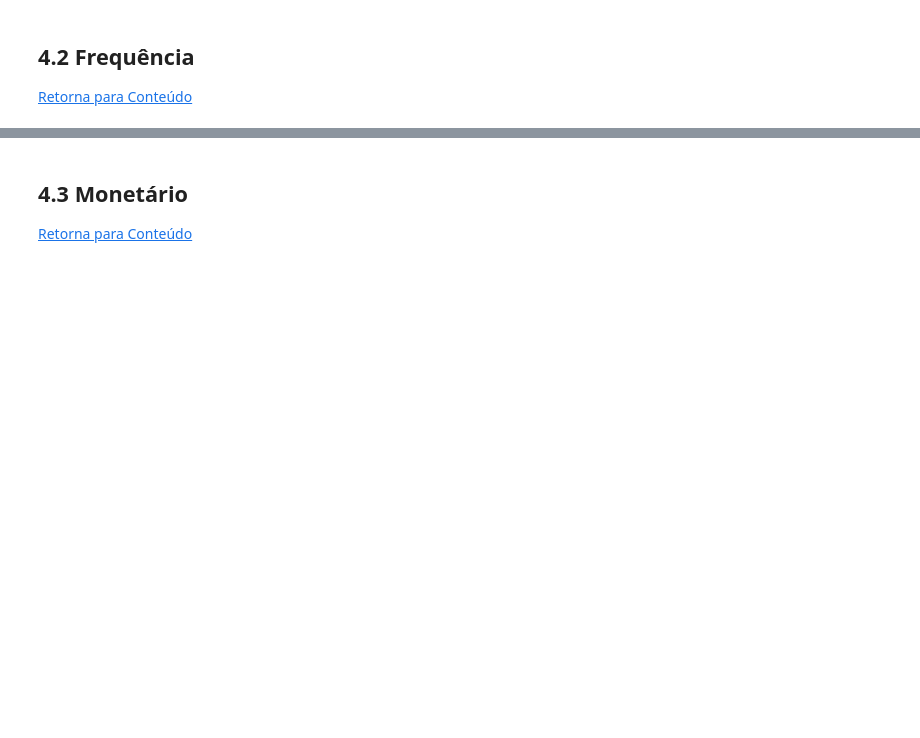
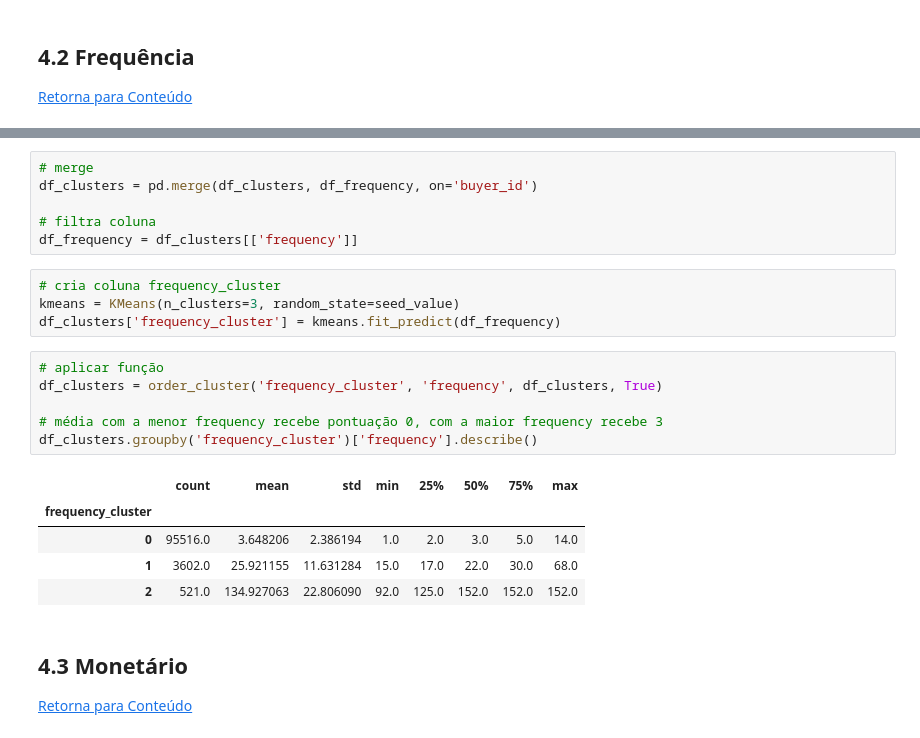
Before and after one commit to pathilink/elo7_mkt_case, a Jupyter notebook: notebook/elo7_mkt_case.ipynb, the cells around one changed output, grey strips where cells are left out. Cells and saved outputs as stored; diff of their text form; blank space fills up the shorter version.

```diff
--- a/notebook/elo7_mkt_case.ipynb
+++ b/notebook/elo7_mkt_case.ipynb
@@ -440,3 +464,25 @@ df_clusters.groupby('recency_cluster')['recency'].describe()
+# %%
+# merge
+df_clusters = pd.merge(df_clusters, df_frequency, on='buyer_id')
+
+# filtra coluna
+df_frequency = df_clusters[['frequency']]
+# %%
+# cria coluna frequency_cluster
+kmeans = KMeans(n_clusters=3, random_state=seed_value)
+df_clusters['frequency_cluster'] = kmeans.fit_predict(df_frequency)
+# %%
+# aplicar função
+df_clusters = order_cluster('frequency_cluster', 'frequency', df_clusters, True)
+
+# média com a menor frequency recebe pontuação 0, com a maior frequency recebe 3
+df_clusters.groupby('frequency_cluster')['frequency'].describe()
+# %% [output]
+|  | count | mean | std | min | 25% | 50% | 75% | max |
+| frequency_cluster |  |  |  |  |  |  |  |  |
+| 0 | 95516.0 | 3.648206 | 2.386194 | 1.0 | 2.0 | 3.0 | 5.0 | 14.0 |
+| 1 | 3602.0 | 25.921155 | 11.631284 | 15.0 | 17.0 | 22.0 | 30.0 | 68.0 |
+| 2 | 521.0 | 134.927063 | 22.806090 | 92.0 | 125.0 | 152.0 | 152.0 | 152.0 |
 # %% [markdown]
 ## 4.3 Monetário
 [Retorna para Conteúdo](#Conteúdo)
```
Also changed, not shown: parts of 18 cells of this notebook.
